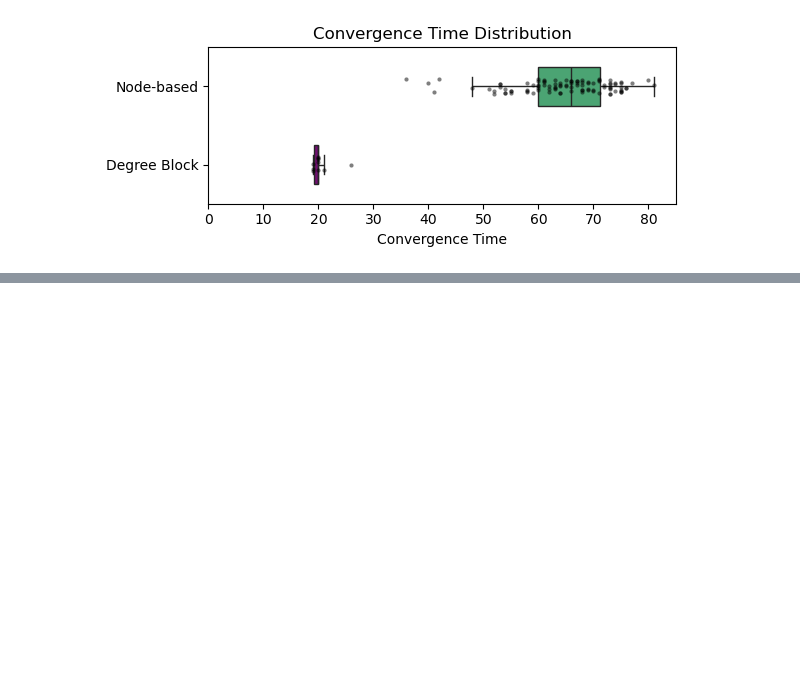
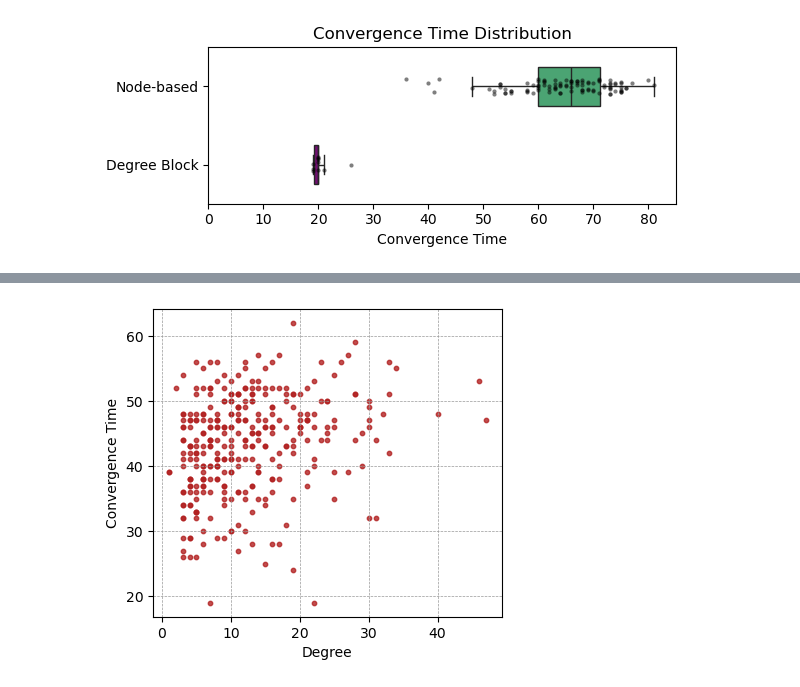
Before and after one commit to nmoghaddas19/PHYS-7335, a Jupyter notebook: random_walks/code.ipynb, the cells around one changed output, grey strips where cells are left out. Drawn from its saved outputs; the diff is of its cells as text; code cells hidden in the pictures; blank space fills up the shorter version.

```diff
--- a/random_walks/code.ipynb
+++ b/random_walks/code.ipynb
@@ -869,0 +986,4 @@ plt.show()
+# %%
+#ws = nx.watts_strogatz_graph(100, 5, 0.15)
+g = ws
+nx.is_connected(g)
@@ -869,0 +1038,18 @@ plt.show()
+# %%
+# ba = nx.barabasi_albert_graph(100, 3)
+# g = ba
+# nx.is_connected(g)
+
+fig, ax = plt.subplots(1, 1, figsize=(4.5, 4))
+ax.grid(color = '#999999', linestyle = '--', linewidth = 0.5)
+ax.set_xlabel('Degree')
+ax.set_ylabel('Convergence Time')
+for n in range(20):
+    ba = nx.barabasi_albert_graph(100, 3)
+    g = ba
+    w0 = {i: [0] if i != 0 else [1000] for i in g.nodes()} # all walkers start on node 0
+    wi_det = deterministic_random_walk(g, w0, 100, 0.5)
+    degree_convergence = {g.degree(node):converged(wi_det[node]) for node in g.nodes()}
+    ax.scatter(degree_convergence.keys(), degree_convergence.values(), color='firebrick', alpha=0.8, s=10)
+# %% [output]
+[figure, added]
```
Also changed, not shown: parts of 17 cells of this notebook.
